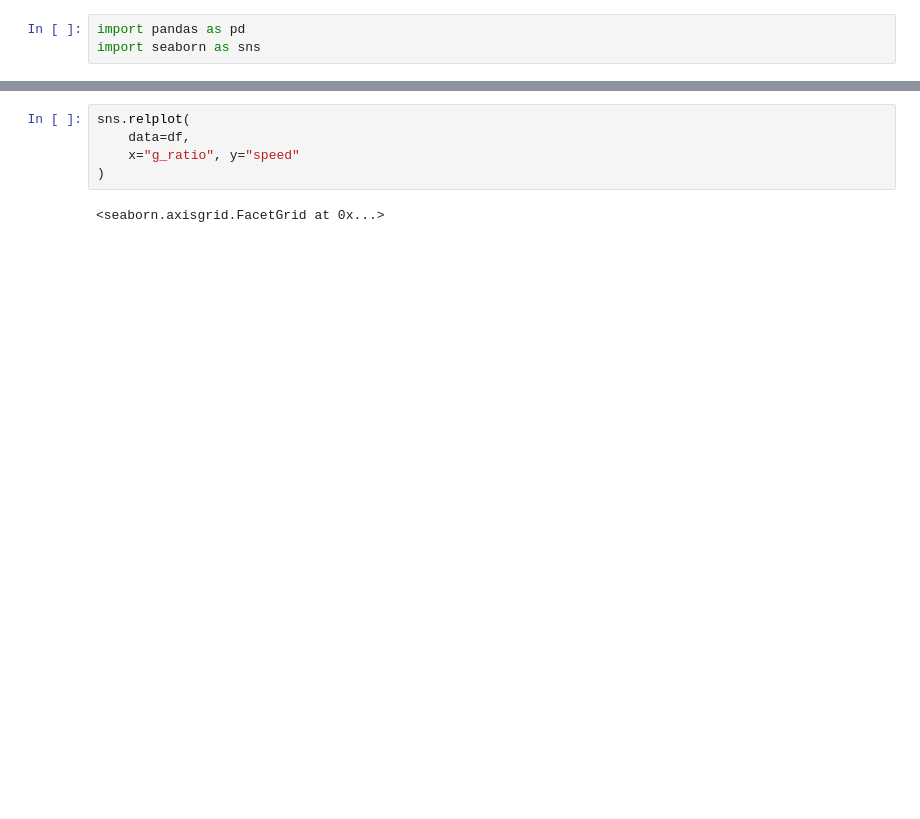
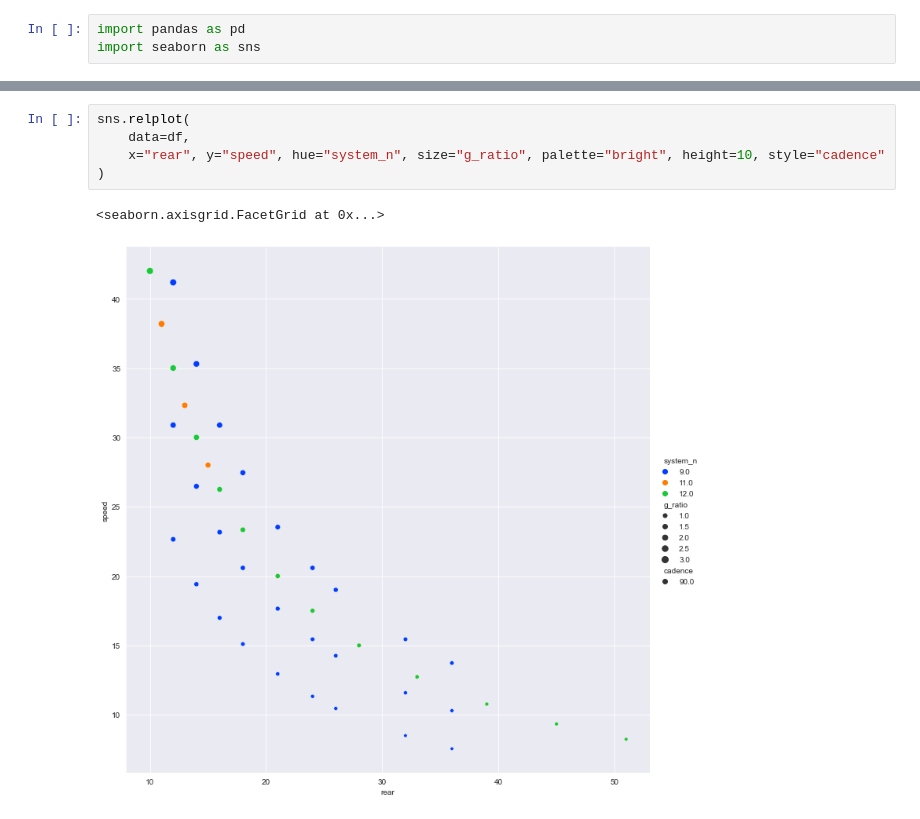
Before and after one commit to CosmDandy/CosmExperiments, a Jupyter notebook: BikeApp/cc.ipynb, the cells around one changed output, grey strips where cells are left out. Saved outputs shown, nothing was run; the diff lists cells and outputs as text; blank space fills up the shorter version.

```diff
--- a/BikeApp/cc.ipynb
+++ b/BikeApp/cc.ipynb
@@ -46,7 +57,8 @@ df
 # %%
 sns.relplot(
     data=df,
-    x="g_ratio", y="speed"
+    x="rear", y="speed", hue="system_n", size="g_ratio", palette="bright", height=10, style="cadence"
 )
 # %% [output]
 <seaborn.axisgrid.FacetGrid at 0x...>
+[figure, added]
```
Also changed, not shown: parts of 7 cells of this notebook, 5 other files.
